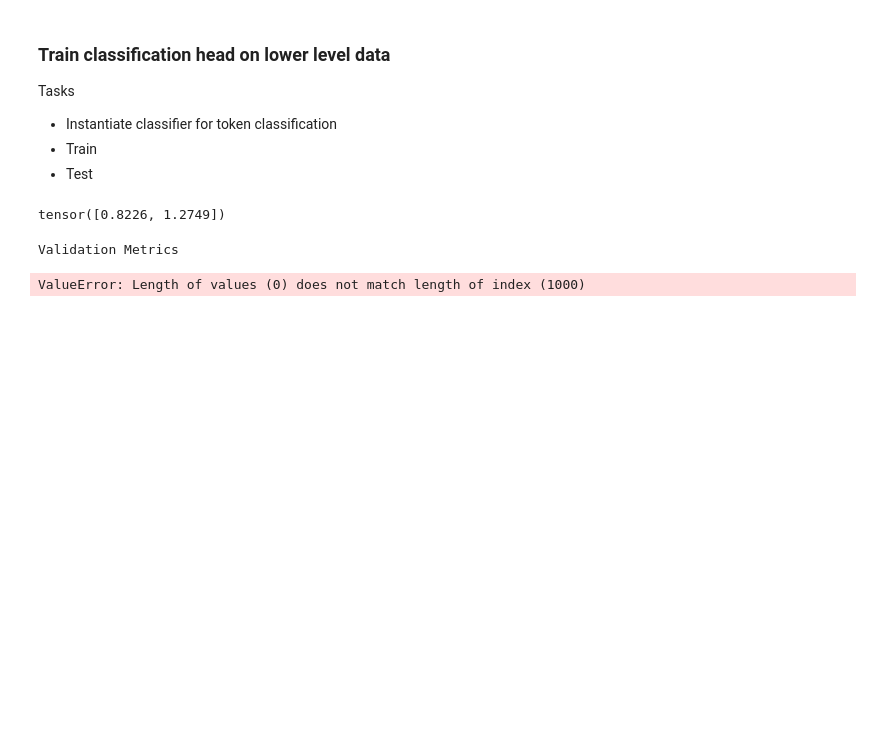
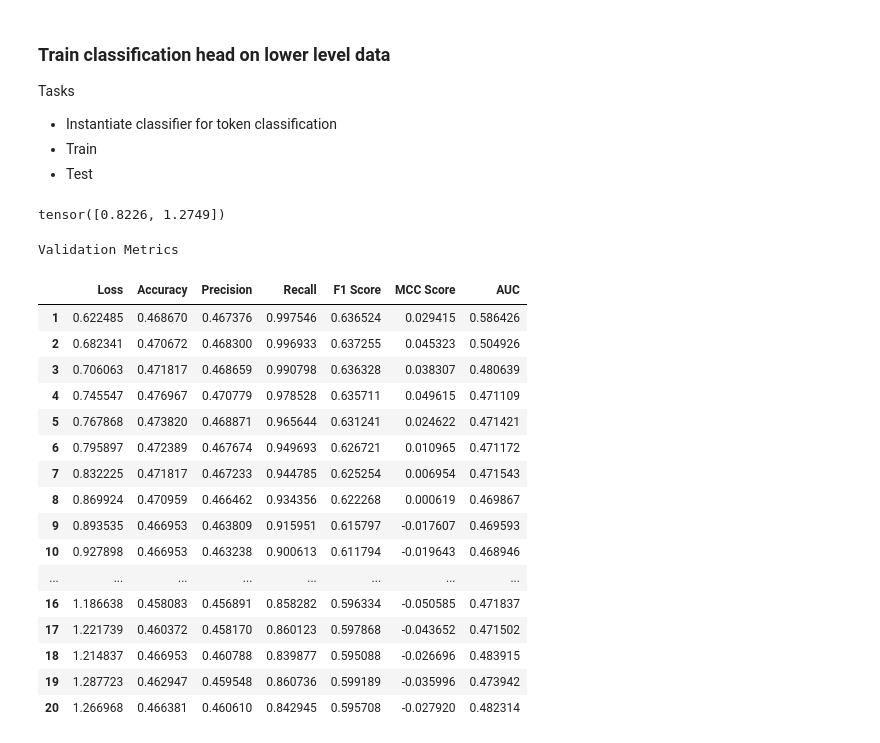
Before and after one commit to harryb257/MScProject, a Jupyter notebook: ESM2 baseline debugging.ipynb, the cells around one changed output. Cells and saved outputs as stored; diff of their text form; code cells hidden in the pictures; blank space fills up the shorter version.

```diff
--- a/ESM2 baseline debugging.ipynb
+++ b/ESM2 baseline debugging.ipynb
@@ -329,8 +320,8 @@ def create_batch(dataset, tokenizer, model):
 
     return outputs
 # %%
-train_datasets = create_datasets(cv_1_train, cv_2_train, cv_3_train, cv_4_train, cv_5_train)
-val_datasets = create_datasets(cv_1_val, cv_2_val, cv_3_val, cv_4_val, cv_5_val)
+train_datasets = create_datasets(cv_1_train)
+val_datasets = create_datasets(cv_1_val)
 
 
 def generate_embeddings(dataset, tokenizer, model):
@@ -341,10 +332,5 @@ def generate_embeddings(dataset, tokenizer, model):
 
     return batch_dict
 
-# train_batches = generate_embeddings(train_datasets, tokenizer, model)
-# val_batches = generate_embeddings(val_datasets, tokenizer, model)
-
-protein1 = create_datasets(protein_1)
-# protein1 = generate_embeddings(protein1, tokenizer, model)
-
-protein = generate_embeddings(protein1, tokenizer, model)
+train_batches = generate_embeddings(train_datasets, tokenizer, model)
+val_batches = generate_embeddings(val_datasets, tokenizer, model)
@@ -574,34 +679,60 @@ for key, fold in protein.items():
 # %%
 # Convert dictionaries to numpy arrays
 training_loss_array = np.array(list(training_loss_dict.values()))
 val_loss_array = np.array(list(val_loss_dict.values()))
 training_acc_array = np.array(list(acc_dict.values()))
 val_acc_array = np.array(list(val_acc_dict.values()))
 
 f1_val_array = np.array(list(f1_val_dict.values()))
 mcc_val_array = np.array(list(mcc_val_dict.values()))
 roc_auc_val_array = np.array(list(roc_auc_val_dict.values()))
+precision_val_array = np.array(list(precision_val_dict.values()))
+recall_val_array = np.array(list(recall_val_dict.values()))
 
 # Average folds over each epoch
 avg_train_loss= np.mean(training_loss_array, axis=0)
 avg_val_loss = np.mean(val_loss_array, axis=0)
 training_avg_acc = np.mean(training_acc_array, axis=0)
 val_avg_acc = np.mean(val_acc_array, axis=0)
 
 avg_f1 = np.mean(f1_val_array, axis=0)
 avg_mcc = np.mean(mcc_val_array, axis=0)
 avg_auc = np.mean(roc_auc_val_array, axis=0)
+avg_precision = np.mean(precision_val_array, axis = 0)
+avg_recall = np.mean(recall_val_array, axis = 0)
 
 # Create series for pandas
 epoch_ser = np.arange(1, epochs+1, 1)
-data = {'Loss': avg_val_loss, 'Accuracy':val_avg_acc, 'F1 Score':avg_f1, 'MCC Score':avg_mcc, 'AUC':avg_auc}
+data = {'Loss': avg_val_loss,
+        'Accuracy':val_avg_acc,
+        'Precision':avg_precision,
+        'Recall':avg_recall,
+        'F1 Score':avg_f1,
+        'MCC Score':avg_mcc,
+        'AUC':avg_auc}
 
 print('Validation Metrics')
 results = pd.DataFrame(data, index=epoch_ser)
 results
 # %% [output]
 Validation Metrics
-ValueError: Length of values (0) does not match length of index (1000)
+|  | Loss | Accuracy | Precision | Recall | F1 Score | MCC Score | AUC |
+| 1 | 0.622485 | 0.468670 | 0.467376 | 0.997546 | 0.636524 | 0.029415 | 0.586426 |
+| 2 | 0.682341 | 0.470672 | 0.468300 | 0.996933 | 0.637255 | 0.045323 | 0.504926 |
+| 3 | 0.706063 | 0.471817 | 0.468659 | 0.990798 | 0.636328 | 0.038307 | 0.480639 |
+| 4 | 0.745547 | 0.476967 | 0.470779 | 0.978528 | 0.635711 | 0.049615 | 0.471109 |
+| 5 | 0.767868 | 0.473820 | 0.468871 | 0.965644 | 0.631241 | 0.024622 | 0.471421 |
+| 6 | 0.795897 | 0.472389 | 0.467674 | 0.949693 | 0.626721 | 0.010965 | 0.471172 |
+| 7 | 0.832225 | 0.471817 | 0.467233 | 0.944785 | 0.625254 | 0.006954 | 0.471543 |
+| 8 | 0.869924 | 0.470959 | 0.466462 | 0.934356 | 0.622268 | 0.000619 | 0.469867 |
+| 9 | 0.893535 | 0.466953 | 0.463809 | 0.915951 | 0.615797 | -0.017607 | 0.469593 |
+| 10 | 0.927898 | 0.466953 | 0.463238 | 0.900613 | 0.611794 | -0.019643 | 0.468946 |
+| ... | ... | ... | ... | ... | ... | ... | ... |
+| 16 | 1.186638 | 0.458083 | 0.456891 | 0.858282 | 0.596334 | -0.050585 | 0.471837 |
+| 17 | 1.221739 | 0.460372 | 0.458170 | 0.860123 | 0.597868 | -0.043652 | 0.471502 |
+| 18 | 1.214837 | 0.466953 | 0.460788 | 0.839877 | 0.595088 | -0.026696 | 0.483915 |
+| 19 | 1.287723 | 0.462947 | 0.459548 | 0.860736 | 0.599189 | -0.035996 | 0.473942 |
+| 20 | 1.266968 | 0.466381 | 0.460610 | 0.842945 | 0.595708 | -0.027920 | 0.482314 |
 # %%
 # clf_loaded = PerResidueClassifier()
 # clf_loaded.load_state_dict(torch.load(checkpoint_dir / 'best_clf.pt'))
```
Also changed, not shown: parts of 11 cells of this notebook.
